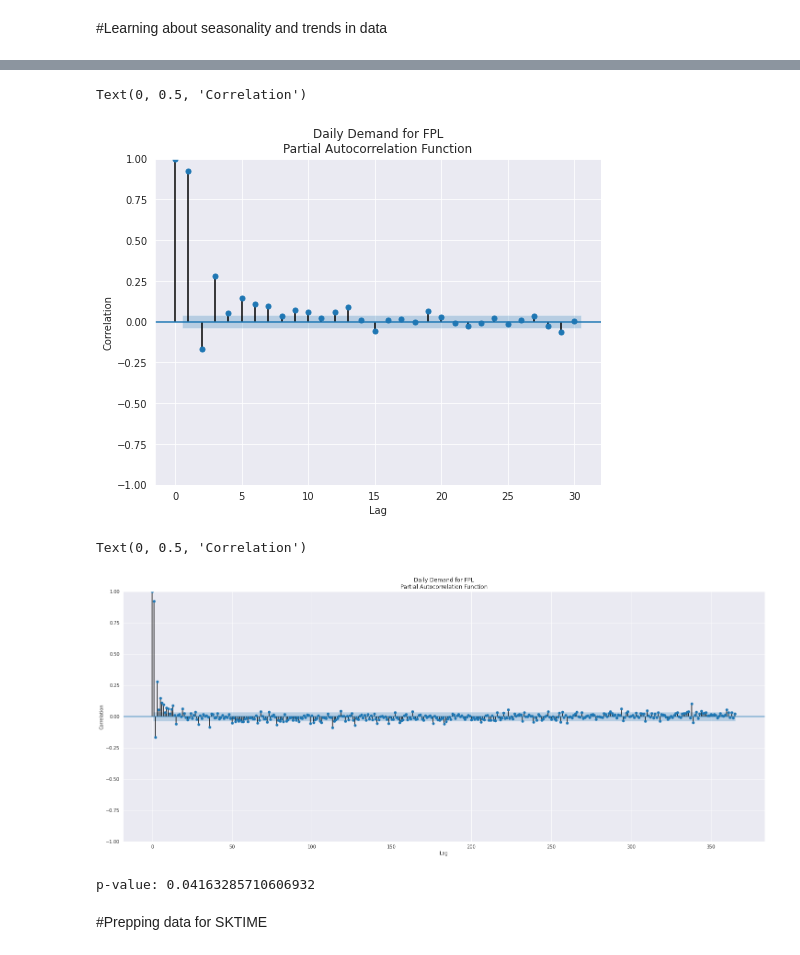
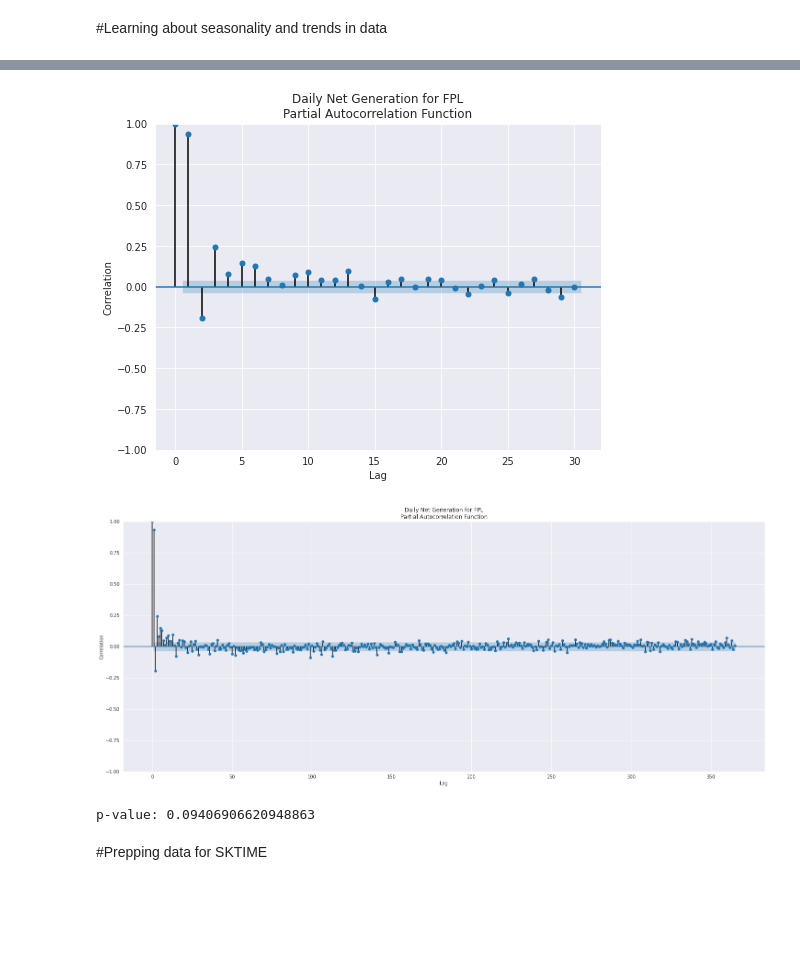
Before and after one commit to g4rr3tt/siads697-capstone, a Jupyter notebook: notebooks/05_energy_forecasting.ipynb, the cells around one changed output, grey strips where cells are left out. Cells and saved outputs as stored; diff of their text form; code cells hidden in the pictures; blank space fills up the shorter version.

```diff
--- a/notebooks/05_energy_forecasting.ipynb
+++ b/notebooks/05_energy_forecasting.ipynb
@@ -305,7 +270,7 @@ def export_df_as_csv_to_folder(df_ba_copy, ba_code, data_path):
 #monthly and hourly to come soon
 frequency = 'daily'
 #can also select NG, DF, or EI (though not all balancing authorities will have data for each categeory)
-data_type = 'D'
+data_type = 'NG'
 #sample BA used for illustrations
 sample_ba = 'FPL'
 #API key --- Paul provided his for the purpose of reproducing results in this SIADS 697 class, but will delete afterwards
@@ -329,5 +294,5 @@ file_location
 # %%
 
-fpl_d_ts = pd.read_csv(file_location , usecols=["period", f'{sample_ba}_{data_type}(MW-h)'], parse_dates=["period"])
-fpl_d_ts.head()
+fpl_ng_ts = pd.read_csv(file_location , usecols=["period", f'{sample_ba}_{data_type}(MW-h)'], parse_dates=["period"])
+fpl_ng_ts.head()
 # %% [output]
@@ -342,6 +307,6 @@ fpl_d_ts.head()
 # %%
 #converting df to a simple date-time series
-fpl_d = pd.Series(fpl_d_ts['FPL_D(MW-h)'].values, index=pd.to_datetime(fpl_d_ts['period']))
-fpl_d
+fpl_ng = pd.Series(fpl_ng_ts['FPL_NG(MW-h)'].values, index=pd.to_datetime(fpl_ng_ts['period']))
+fpl_ng
 # %% [output]
 period
@@ -430,36 +395,38 @@ def calc_pacf(ser, max_lag):
 # %%
 from statsmodels.graphics.tsaplots import plot_pacf
 
-ser, max_lag = fpl_d, 30
+ser, max_lag = fpl_ng, 30
 
 fig, ax = plt.subplots(1, 1, figsize=(8, 6))
 
-plot_pacf(ser, ax, lags=max_lag, title="Daily Demand for FPL\nPartial Autocorrelation Function")
+plot_pacf(ser, ax, lags=max_lag, title="Daily Net Generation for FPL\nPartial Autocorrelation Function")
 ax.set_xlabel(r"Lag")
 ax.set_ylabel(r"Correlation")
+
+plt.show()
 # %% [output]
-Text(0, 0.5, 'Correlation')
-[figure, old version]
+[figure, new version]
 # %%
-ser, max_lag = fpl_d, 365
+ser, max_lag = fpl_ng, 365
 
 fig, ax = plt.subplots(1, 1, figsize=(25, 10))
 
-plot_pacf(ser, ax, lags=max_lag, title="Daily Demand for FPL\nPartial Autocorrelation Function")
+plot_pacf(ser, ax, lags=max_lag, title="Daily Net Generation for FPL\nPartial Autocorrelation Function")
 ax.set_xlabel(r"Lag")
 ax.set_ylabel(r"Correlation")
+
+plt.show()
 # %% [output]
-Text(0, 0.5, 'Correlation')
-[figure, old version]
+[figure, new version]
 # %%
-#performing an Augmented Dickey-Fuller unit root test to show p-value < 0.05
+#performing an Augmented Dickey-Fuller unit root test p-value < 0.05 (as of 8/15/22)
 
 from statsmodels.tsa.stattools import adfuller
 
-_, pval, *_ = adfuller(fpl_d)
+_, pval, *_ = adfuller(fpl_ng)
 print(f"p-value: {pval}")
 # %% [output]
-p-value: 0.04163285710606932
+p-value: 0.09406906620948863
 # %% [markdown]
 #Prepping data for SKTIME
 # %%
```
Also changed, not shown: parts of 78 cells of this notebook.
